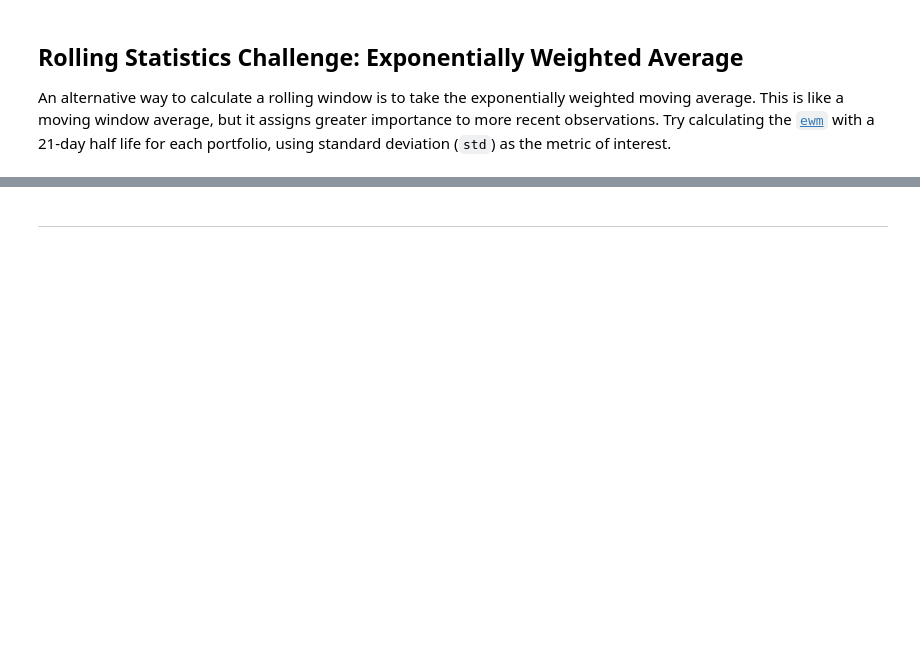
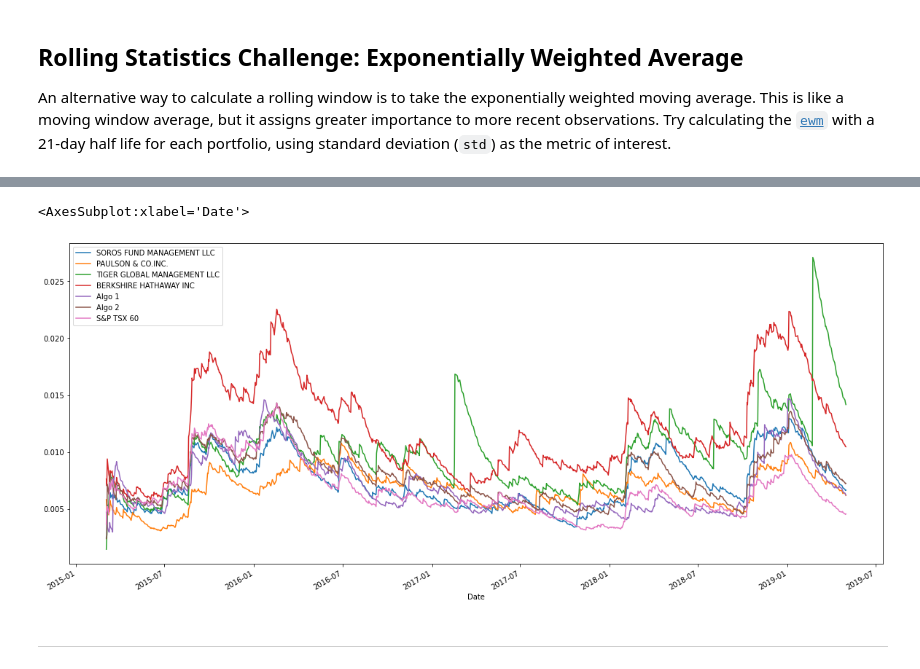
Before and after one commit to sargun-singh/A-Whale-off-the-Port-folio-, a Jupyter notebook: whale_analysis.ipynb, the cells around one changed output, grey strips where cells are left out. Drawn from its saved outputs; the diff is of its cells as text; code cells hidden in the pictures; blank space fills up the shorter version.

```diff
--- a/whale_analysis.ipynb
+++ b/whale_analysis.ipynb
@@ -307,5 +368,9 @@ An alternative way to calculate a rolling window is to take the exponentially we
 # %%
 # Use `ewm` to calculate the rolling window
+combined_returns.ewm(halflife=21).std().plot(figsize=(20,9))
+# %% [output]
+<AxesSubplot:xlabel='Date'>
+[figure, added]
 # %% [markdown]
 ---
 # %% [markdown]
```
Also changed, not shown: parts of 27 cells of this notebook.
